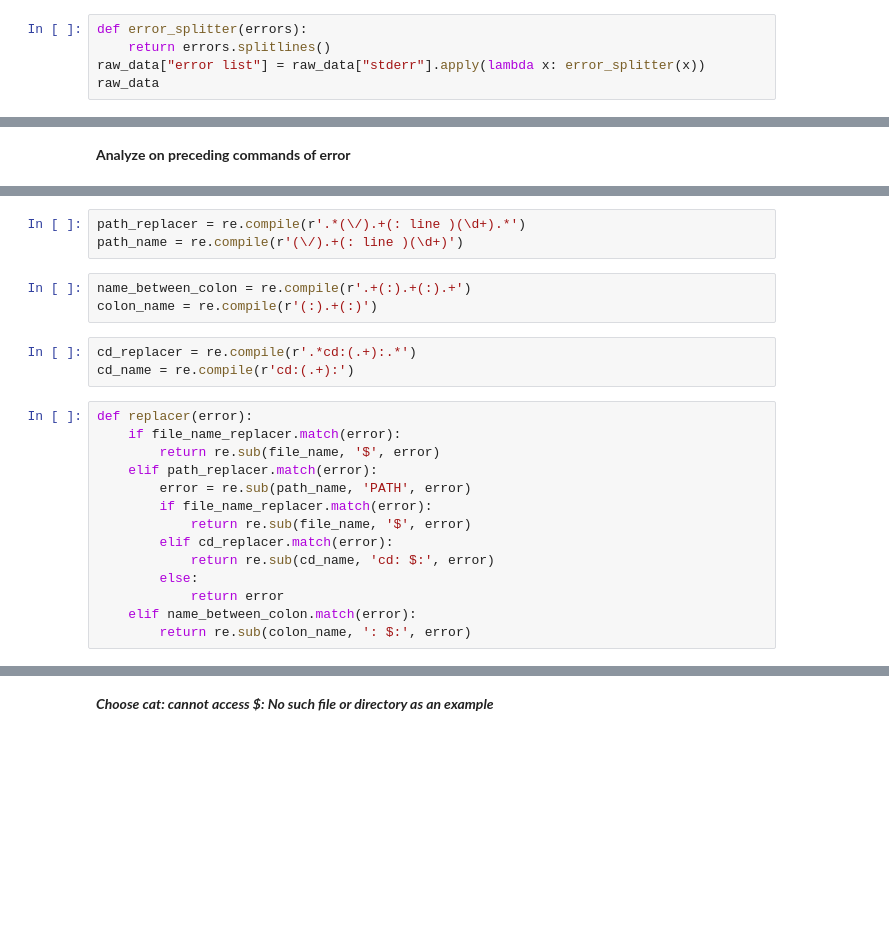
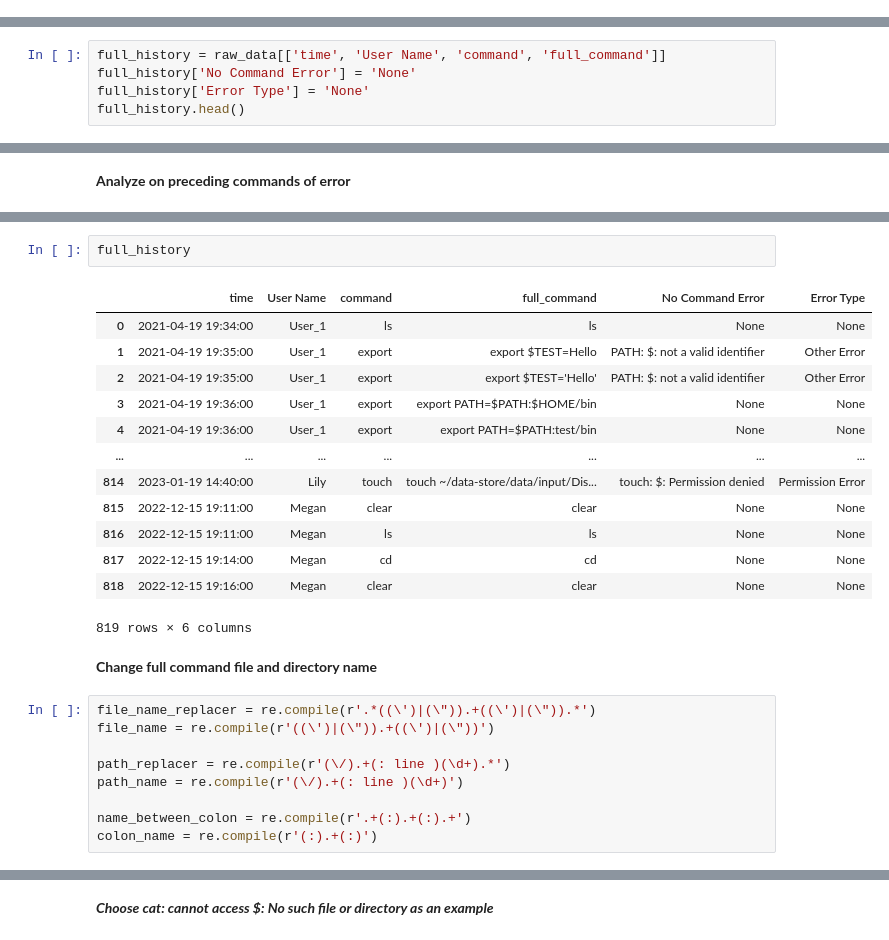
Before and after one commit to GuningShen/error-suggestion, a Jupyter notebook: error_tree.ipynb, the cells around one changed output, grey strips where cells are left out. Saved outputs shown, nothing was run; the diff lists cells and outputs as text; blank space fills up the shorter version.

```diff
--- a/error_tree.ipynb
+++ b/error_tree.ipynb
@@ -30,5 +28,0 @@ raw_data
-# %%
-def error_splitter(errors):
-    return errors.splitlines()
-raw_data["error list"] = raw_data["stderr"].apply(lambda x: error_splitter(x))
-raw_data
@@ -65,0 +29,5 @@ expand_data
+# %%
+full_history = raw_data[['time', 'User Name', 'command', 'full_command']]
+full_history['No Command Error'] = 'None'
+full_history['Error Type'] = 'None'
+full_history.head()
@@ -71,23 +80,27 @@ file_name = re.compile(r'(\').+(\')')
+# %%
+full_history
+# %% [output]
+|  | time | User Name | command | full_command | No Command Error | Error Type |
+| 0 | 2021-04-19 19:34:00 | User_1 | ls | ls | None | None |
+| 1 | 2021-04-19 19:35:00 | User_1 | export | export $TEST=Hello | PATH: $: not a valid identifier | Other Error |
+| 2 | 2021-04-19 19:35:00 | User_1 | export | export $TEST='Hello' | PATH: $: not a valid identifier | Other Error |
+| 3 | 2021-04-19 19:36:00 | User_1 | export | export PATH=$PATH:$HOME/bin | None | None |
+| 4 | 2021-04-19 19:36:00 | User_1 | export | export PATH=$PATH:test/bin | None | None |
+| ... | ... | ... | ... | ... | ... | ... |
+| 814 | 2023-01-19 14:40:00 | Lily | touch | touch ~/data-store/data/input/Dis... | touch: $: Permission denied | Permission Error |
+| 815 | 2022-12-15 19:11:00 | Megan | clear | clear | None | None |
+| 816 | 2022-12-15 19:11:00 | Megan | ls | ls | None | None |
+| 817 | 2022-12-15 19:14:00 | Megan | cd | cd | None | None |
+| 818 | 2022-12-15 19:16:00 | Megan | clear | clear | None | None |
+819 rows × 6 columns
+# %% [markdown]
+**Change full command file and directory name**
 # %%
-path_replacer = re.compile(r'.*(\/).+(: line )(\d+).*')
+file_name_replacer = re.compile(r'.*((\')|(\")).+((\')|(\")).*')
+file_name = re.compile(r'((\')|(\")).+((\')|(\"))')
+
+path_replacer = re.compile(r'(\/).+(: line )(\d+).*')
 path_name = re.compile(r'(\/).+(: line )(\d+)')
+
+name_between_colon = re.compile(r'.+(:).+(:).+')
+colon_name = re.compile(r'(:).+(:)')
-# %%
-name_between_colon = re.compile(r'.+(:).+(:).+')
-colon_name = re.compile(r'(:).+(:)')
-# %%
-cd_replacer = re.compile(r'.*cd:(.+):.*')
-cd_name = re.compile(r'cd:(.+):')
-# %%
-def replacer(error):
-    if file_name_replacer.match(error):
-        return re.sub(file_name, '$', error)
-    elif path_replacer.match(error):
-        error = re.sub(path_name, 'PATH', error)
-        if file_name_replacer.match(error):
-            return re.sub(file_name, '$', error)
-        elif cd_replacer.match(error):
-            return re.sub(cd_name, 'cd: $:', error)
-        else:
-            return error
-    elif name_between_colon.match(error):
-        return re.sub(colon_name, ': $:', error)
```
Also changed, not shown: parts of 20 cells of this notebook, 6 other files.
